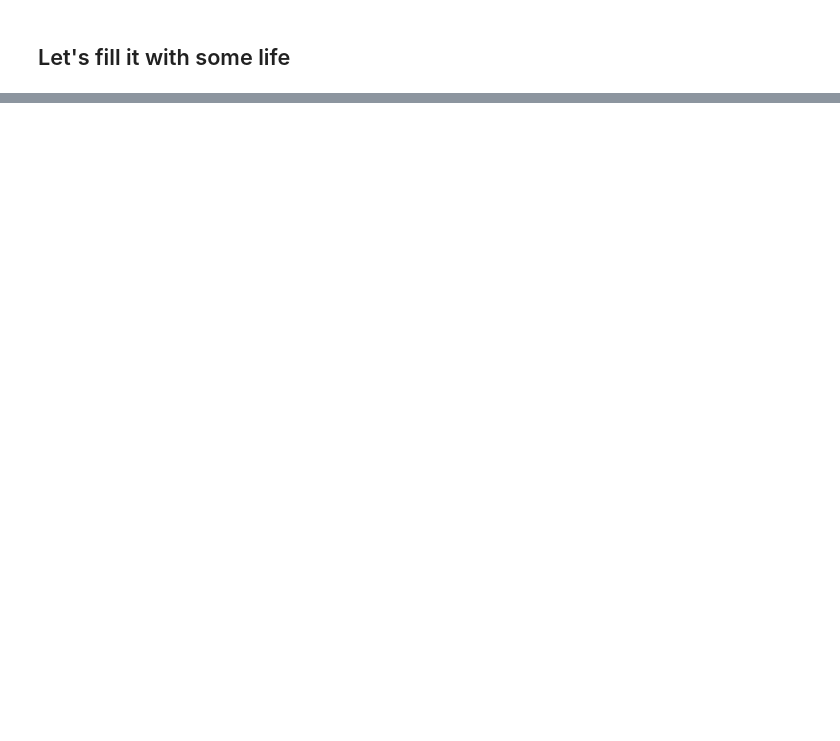
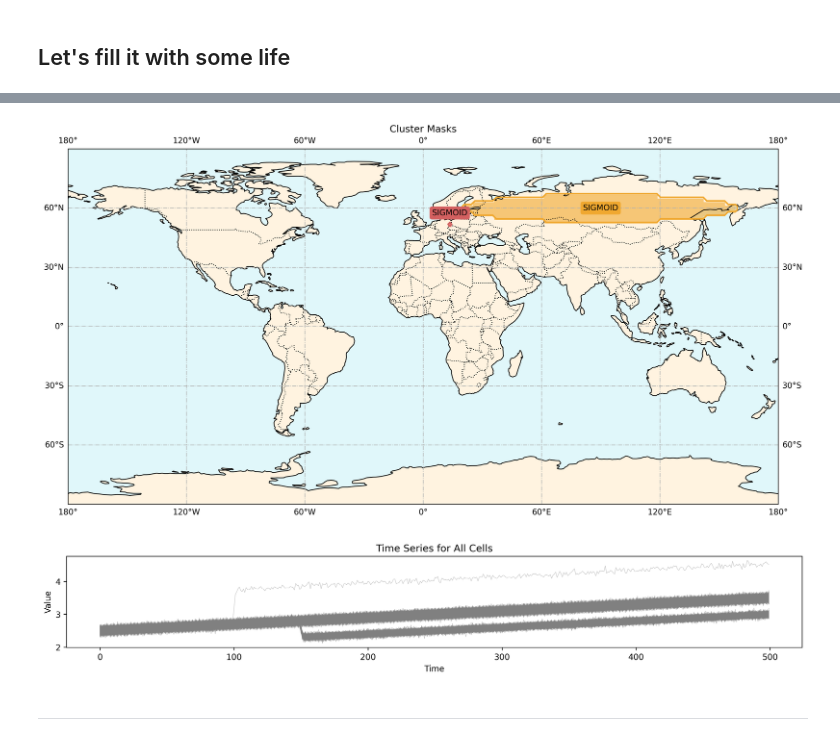
Before and after one commit to RoehrichLukas/ponds_ERSU_jf_20251106, a Jupyter notebook: CodingAdventure.ipynb, the cells around one changed output, grey strips where cells are left out. Cells and saved outputs as stored; diff of their text form; code cells hidden in the pictures; blank space fills up the shorter version.

```diff
--- a/CodingAdventure.ipynb
+++ b/CodingAdventure.ipynb
@@ -82,0 +116,33 @@ fig2, ax2 = pd.plot_all_ts()
+# %%
+from ponds.shapegen import ELLIPSIS
+from ponds.shiftgen import SIGMOID
+
+center_lat = 60
+center_lon = 90
+ecc_lat = 7
+ecc_lon = 70
+central_time = 150
+
+pd.add_shift(
+    shape_method=ELLIPSIS(
+        center_lat=center_lat,
+        center_lon=center_lon,
+        ecc_lat=ecc_lat,
+        ecc_lon=ecc_lon,
+    ),
+    shift_method=SIGMOID(
+        central_time=central_time,
+        shift_magnitude=-0.5,
+        shift_seed=1,
+    ),
+)
+
+fig1, ax1 = pd.worldmap(
+    shift_type=True,
+)
+#fig2, ax2 = pd.plot_all_ts()
+# %% [output]
+[figure, added]
+[figure, added]
+# %% [markdown]
+---
```
Also changed, not shown: parts of 9 cells of this notebook, 1 other file.
